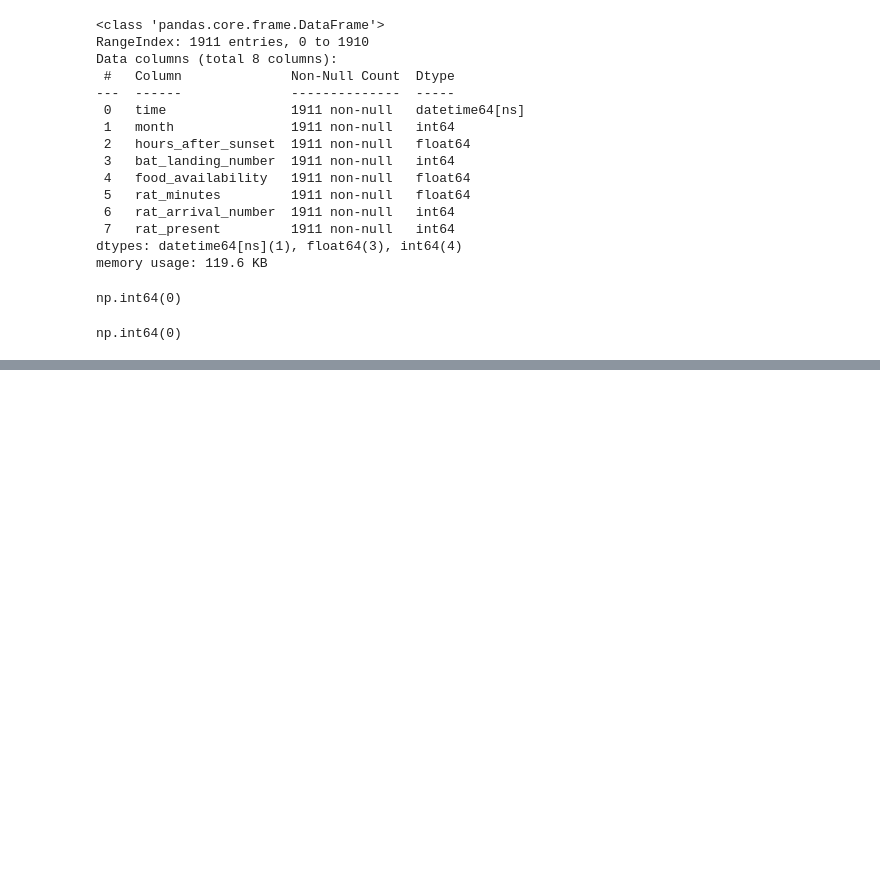
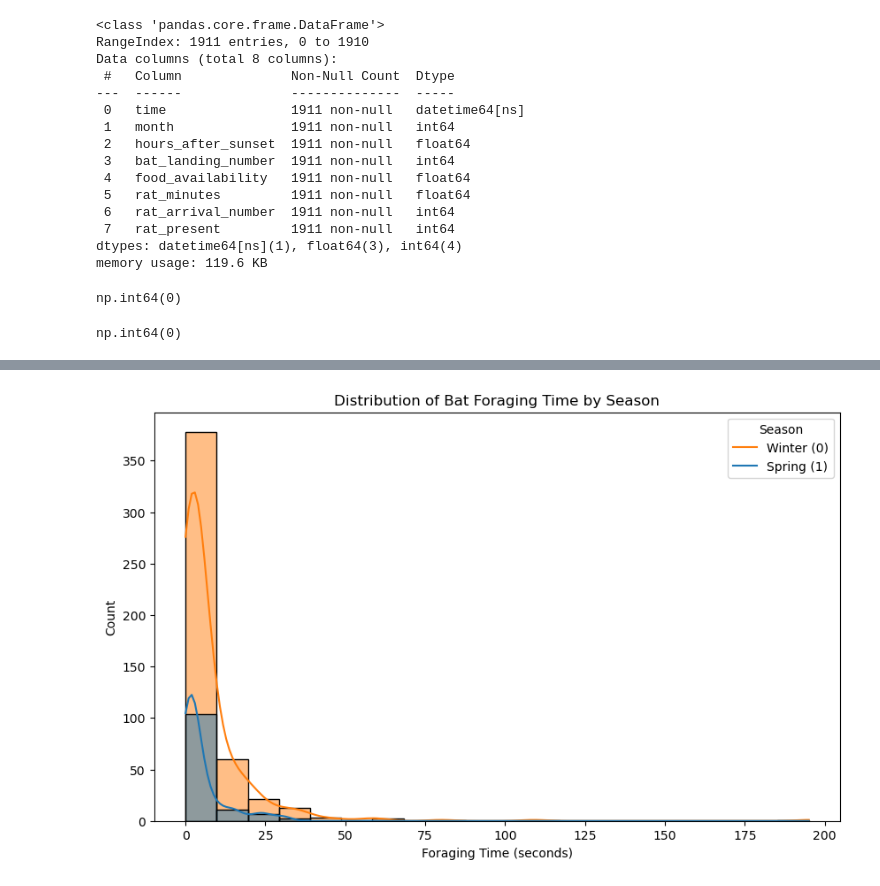
Before and after one commit to sawchinstha/Bat_Rat, a Jupyter notebook: analysis2.ipynb, the cells around one changed output, grey strips where cells are left out. Drawn from its saved outputs; the diff is of its cells as text; code cells hidden in the pictures; blank space fills up the shorter version.

Commit message:
analysis of bat behaviour according to seasons

```diff
--- a/analysis2.ipynb
+++ b/analysis2.ipynb
@@ -170,0 +205,24 @@ np.int64(0)
+# %%
+# Merge datasets by rounding times to the nearest 30 minutes
+df1['time_rounded'] = df1['start_time'].dt.floor('30min')
+df2['time_rounded'] = df2['time'].dt.floor('30min')
+df_merged = pd.merge(df1, df2, on='time_rounded', suffixes=('_bat', '_interval'), how='left')
+df_merged = df_merged.drop(columns=['time_rounded'])  # Clean up extra column
+
+# Calculate how long rats were present
+df_merged['rat_presence_duration'] = (df_merged['rat_period_end'] - df_merged['rat_period_start']).dt.total_seconds()
+# Calculate rate of rat encounters per bat landing
+df_merged['rat_encounter_rate'] = df_merged['rat_arrival_number'] / df_merged['bat_landing_number'].replace(0, np.nan)
+# Add a squared term for non-linear time effect
+df_merged['time_since_sunset_adjusted'] = df_merged['hours_after_sunset_bat'] ** 2
+
+# List of 12 variables to use as predictors
+explanatory_vars = [
+    'seconds_after_rat_arrival', 'hours_after_sunset_bat', 'season', 'risk', 'month_bat',
+    'rat_arrival_number', 'bat_landing_number', 'food_availability', 'rat_presence_duration',
+    'rat_encounter_rate', 'time_since_sunset_adjusted', 'rat_minutes'
+]
+
+# Set predictors (X) and response (y) with missing values set to 0
+X = df_merged[explanatory_vars].fillna(0)
+y = df_merged['bat_landing_to_food'].fillna(0)
@@ -170,0 +426,11 @@ np.int64(0)
+# %%
+# Visualization 1: Histogram of Foraging Time (bat_landing_to_food) by Season
+plt.figure(figsize=(10, 6))  # Set figure size for clarity
+sns.histplot(data=df1, x='bat_landing_to_food', hue='season', kde=True, bins=20)  # Plot distribution, colored by season, with smooth curve
+plt.title('Distribution of Bat Foraging Time by Season')  # Title for context
+plt.xlabel('Foraging Time (seconds)')  # X-axis label
+plt.ylabel('Count')  # Y-axis label
+plt.legend(title='Season', labels=['Winter (0)', 'Spring (1)'])  # Legend
+plt.show()  # Display plot
+# %% [output]
+[figure, added]
```
Also changed, not shown: parts of 10 cells of this notebook.
